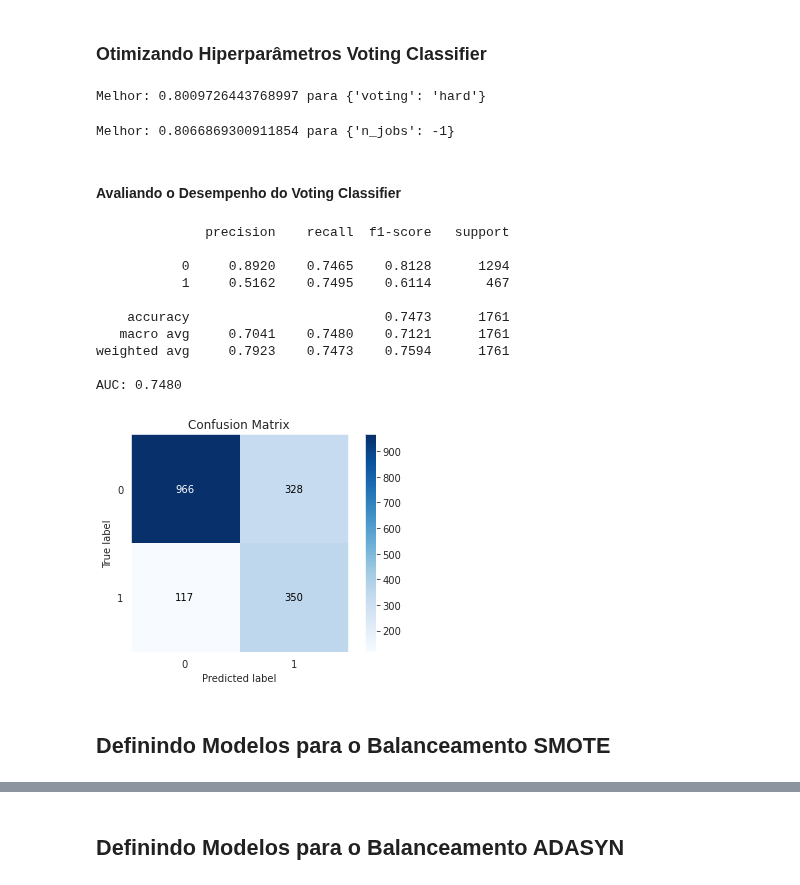
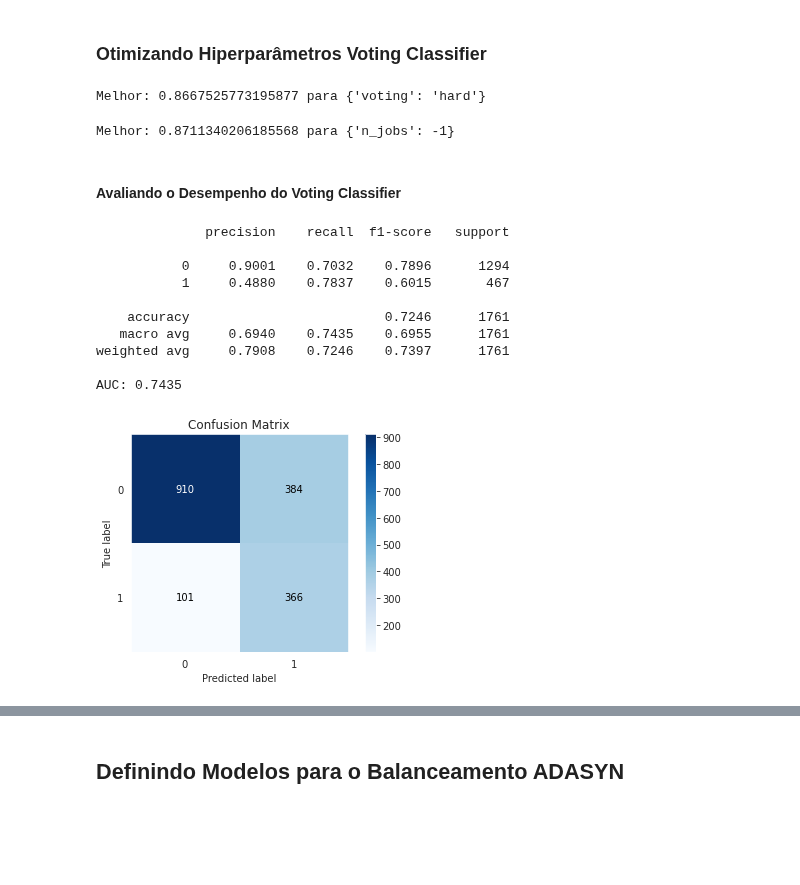
Before and after one commit to JoaoGustavo29/Portfolio_DataScience, a Jupyter notebook: Churn_Prediction_para_uma_empresa_de_Telecomunicações.ipynb, the cells around one changed output, grey strips where cells are left out. Cells and saved outputs as stored; diff of their text form; code cells hidden in the pictures; blank space fills up the shorter version.

```diff
--- a/Churn_Prediction_para_uma_empresa_de_Telecomunicações.ipynb
+++ b/Churn_Prediction_para_uma_empresa_de_Telecomunicações.ipynb
@@ -1407,0 +1816,20 @@ pd.DataFrame(data=AUC, index=model, columns=["AUC"])
+# %%
+rf_ensemble_smo_Rscaled = RandomForestClassifier(bootstrap=False, max_depth=10, max_features=2, min_samples_leaf=3, min_samples_split=6, n_estimators=100)
+sgd_ensemble_smo_Rscaled = SGDClassifier(loss='log', penalty='l2', alpha=0.001, max_iter=1000, n_jobs=-1)
+xgb_ensemble_smo_Rscaled = XGBClassifier(learning_rate=0.01, n_estimators=100, max_depth=1, min_child_weight=1, gamma=0)
+voting_clf_smo = VotingClassifier(estimators=[('RF', rf_ensemble_smo_Rscaled), ('SGD', sgd_ensemble_smo_Rscaled), ('XGB', xgb_ensemble_smo_Rscaled)])
+
+
+for model in (rf_ensemble_smo_Rscaled, sgd_ensemble_smo_Rscaled, xgb_ensemble_smo_Rscaled, voting_clf_smo):
+  model.fit(X_smo_Rscaled, y_train_smo_Rscaled)
+
+model = []
+AUC = []
+
+for clf in (rf_ensemble_smo_Rscaled, sgd_ensemble_smo_Rscaled, xgb_ensemble_smo_Rscaled, voting_clf_smo):
+  y_pred_ensemble = clf.predict(X_test_Rscaled)
+  model.append(clf.__class__.__name__)
+  AUC.append(roc_auc_score(y_test, y_pred_ensemble))
+
+
+pd.DataFrame(data=AUC, index=model, columns=["AUC"])
@@ -1408,59 +1842,56 @@ pd.DataFrame(data=AUC, index=model, columns=["AUC"])
 # %% [markdown]
 ### Otimizando Hiperparâmetros Voting Classifier
 # %%
-voting_clf_rus = VotingClassifier(estimators=[('XGB', xgb_ensemble_rus_Rscaled), ('LDA', lda_ensemble_rus_Rscaled), ('SVC', svc_ensemble_rus_Rscaled)])
-
+voting_clf_smo = VotingClassifier(estimators=[('RF', rf_ensemble_smo_Rscaled), ('SGD', sgd_ensemble_smo_Rscaled), ('XGB', xgb_ensemble_smo_Rscaled)])
 param_grid = {
       'voting':('hard', 'soft')
 }
 
 kfold = StratifiedKFold(n_splits=10, shuffle=True)
-grid_search = GridSearchCV(voting_clf_rus, param_grid, scoring='recall', n_jobs=-1, cv=kfold)
-grid_result = grid_search.fit(X_rus_Rscaled, y_train_rus_Rscaled)
+grid_search = GridSearchCV(voting_clf_smo, param_grid, scoring='recall', n_jobs=-1, cv=kfold)
+grid_result = grid_search.fit(X_smo_Rscaled, y_train_smo_Rscaled)
 
 print(f'Melhor: {grid_result.best_score_} para {grid_result.best_params_}')
 # %% [output]
-Melhor: 0.8009726443768997 para {'voting': 'hard'}
+Melhor: 0.8667525773195877 para {'voting': 'hard'}
 # %%
-voting_clf_rus = VotingClassifier(estimators=[('XGB', xgb_ensemble_rus_Rscaled), ('LDA', lda_ensemble_rus_Rscaled), ('SVC', svc_ensemble_rus_Rscaled)]
-                              , voting='hard')
+voting_clf_smo = VotingClassifier(estimators=[('RF', rf_ensemble_smo_Rscaled), ('SGD', sgd_ensemble_smo_Rscaled), ('XGB', xgb_ensemble_smo_Rscaled)]
+                                  , voting='hard')
 param_grid = {
-        'n_jobs':range(-1, 3, 4)
+      'n_jobs':[1, 3, -1]
 }
 
 kfold = StratifiedKFold(n_splits=10, shuffle=True)
-grid_search = GridSearchCV(voting_clf_rus, param_grid, scoring='recall', n_jobs=-1, cv=kfold)
-grid_result = grid_search.fit(X_rus_Rscaled, y_train_rus_Rscaled)
+grid_search = GridSearchCV(voting_clf_smo, param_grid, scoring='recall', n_jobs=-1, cv=kfold)
+grid_result = grid_search.fit(X_smo_Rscaled, y_train_smo_Rscaled)
 
 print(f'Melhor: {grid_result.best_score_} para {grid_result.best_params_}')
 # %% [output]
-Melhor: 0.8066869300911854 para {'n_jobs': -1}
+Melhor: 0.8711340206185568 para {'n_jobs': -1}
 # %% [markdown]
 #### Avaliando o Desempenho do Voting Classifier
 # %%
-voting_clf_rus = VotingClassifier(estimators=[('XGB', xgb_ensemble_rus_Rscaled), ('LDA', lda_ensemble_rus_Rscaled), ('SVC', svc_ensemble_rus_Rscaled)]
-                              , voting='hard', n_jobs=-1)
+voting_clf_smo = VotingClassifier(estimators=[('RF', rf_ensemble_smo_Rscaled), ('SGD', sgd_ensemble_smo_Rscaled), ('XGB', xgb_ensemble_smo_Rscaled)]
+                                  , voting='hard', n_jobs=-1)
 
-voting_clf_rus.fit(X_rus_Rscaled, y_train_rus_Rscaled)
+voting_clf_smo.fit(X_smo_Rscaled, y_train_smo_Rscaled)
 
-y_pred_voting_clf_rus = voting_clf_rus.predict(X_test_Rscaled)
+y_pred_voting_clf_smo = voting_clf_smo.predict(X_test_Rscaled)
 
-skplt.metrics.plot_confusion_matrix(y_test, y_pred_voting_clf_rus)
+skplt.metrics.plot_confusion_matrix(y_test, y_pred_voting_clf_smo)
 
-print(classification_report(y_test, y_pred_voting_clf_rus, digits=4))
+print(classification_report(y_test, y_pred_voting_clf_smo, digits=4))
 
-print('AUC: {:.4f}\n'.format(roc_auc_score(y_test, y_pred_voting_clf_rus)))
+print('AUC: {:.4f}\n'.format(roc_auc_score(y_test, y_pred_voting_clf_smo)))
 # %% [output]
               precision    recall  f1-score   support
 
-           0     0.8920    0.7465    0.8128      1294
-           1     0.5162    0.7495    0.6114       467
+           0     0.9001    0.7032    0.7896      1294
+           1     0.4880    0.7837    0.6015       467
 
-    accuracy                         0.7473      1761
-   macro avg     0.7041    0.7480    0.7121      1761
-weighted avg     0.7923    0.7473    0.7594      1761
+    accuracy                         0.7246      1761
+   macro avg     0.6940    0.7435    0.6955      1761
+weighted avg     0.7908    0.7246    0.7397      1761
 
-AUC: 0.7480
+AUC: 0.7435
-[figure, old version]
+[figure, new version]
-# %% [markdown]
-## Definindo Modelos para o Balanceamento SMOTE
```
Also changed, not shown: parts of 71 cells of this notebook.
